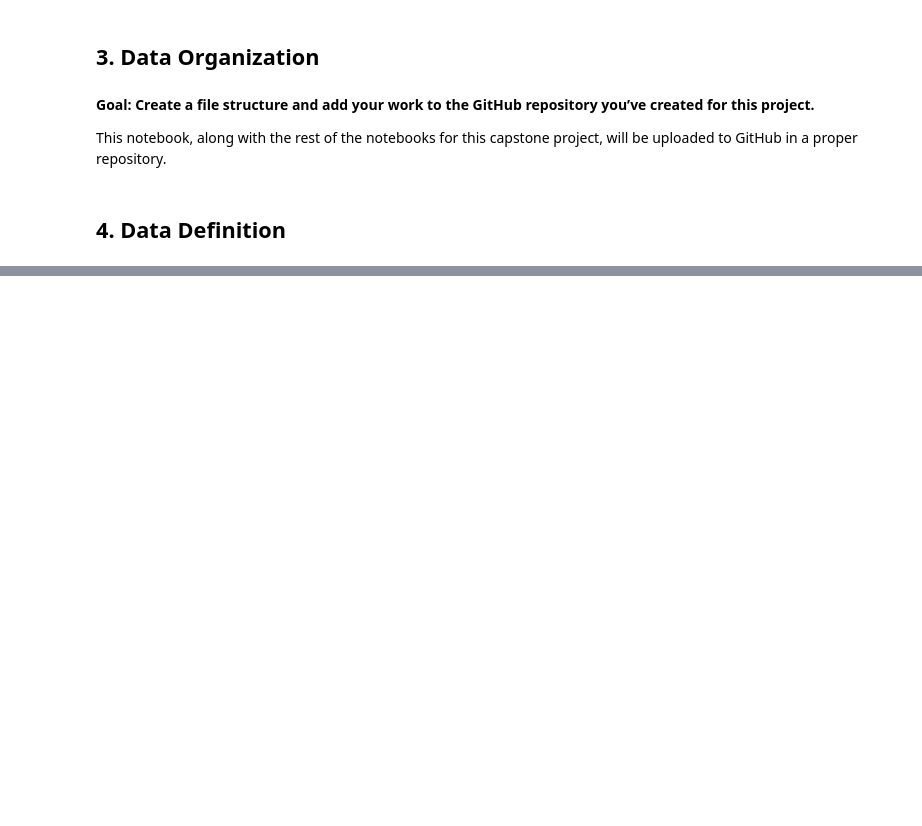
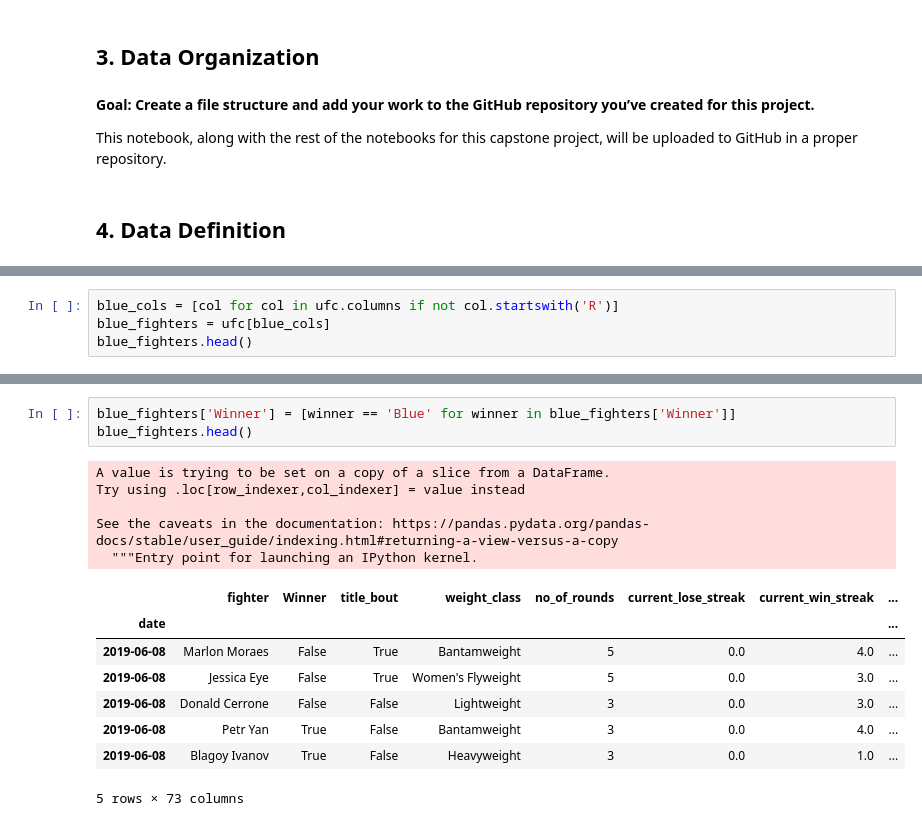
Before and after one commit to saintgau/Springboard-Projects, a Jupyter notebook: Springboard Projects/UFC Retirement Age/Data Wrangling.ipynb, the cells around one changed output, grey strips where cells are left out. Saved outputs shown, nothing was run; the diff lists cells and outputs as text; blank space fills up the shorter version.

```diff
--- a/Springboard Projects/UFC Retirement Age/Data Wrangling.ipynb
+++ b/Springboard Projects/UFC Retirement Age/Data Wrangling.ipynb
@@ -49,0 +196,4 @@ This notebook, along with the rest of the notebooks for this capstone project, w
+# %%
+blue_cols = [col for col in ufc.columns if not col.startswith('R')]
+blue_fighters = ufc[blue_cols]
+blue_fighters.head()
@@ -49,0 +249,17 @@ This notebook, along with the rest of the notebooks for this capstone project, w
+# %%
+blue_fighters['Winner'] = [winner == 'Blue' for winner in blue_fighters['Winner']]
+blue_fighters.head()
+# %% [output]
+A value is trying to be set on a copy of a slice from a DataFrame.
+Try using .loc[row_indexer,col_indexer] = value instead
+
+See the caveats in the documentation: https://pandas.pydata.org/pandas-docs/stable/user_guide/indexing.html#returning-a-view-versus-a-copy
+  """Entry point for launching an IPython kernel.
+|  | fighter | Winner | title_bout | weight_class | no_of_rounds | current_lose_streak | current_win_streak | ... |
+| date |  |  |  |  |  |  |  | ... |
+| 2019-06-08 | Marlon Moraes | False | True | Bantamweight | 5 | 0.0 | 4.0 | ... |
+| 2019-06-08 | Jessica Eye | False | True | Women's Flyweight | 5 | 0.0 | 3.0 | ... |
+| 2019-06-08 | Donald Cerrone | False | False | Lightweight | 3 | 0.0 | 3.0 | ... |
+| 2019-06-08 | Petr Yan | True | False | Bantamweight | 3 | 0.0 | 4.0 | ... |
+| 2019-06-08 | Blagoy Ivanov | True | False | Heavyweight | 3 | 0.0 | 1.0 | ... |
+5 rows × 73 columns
```
Also changed, not shown: parts of 42 cells of this notebook.
